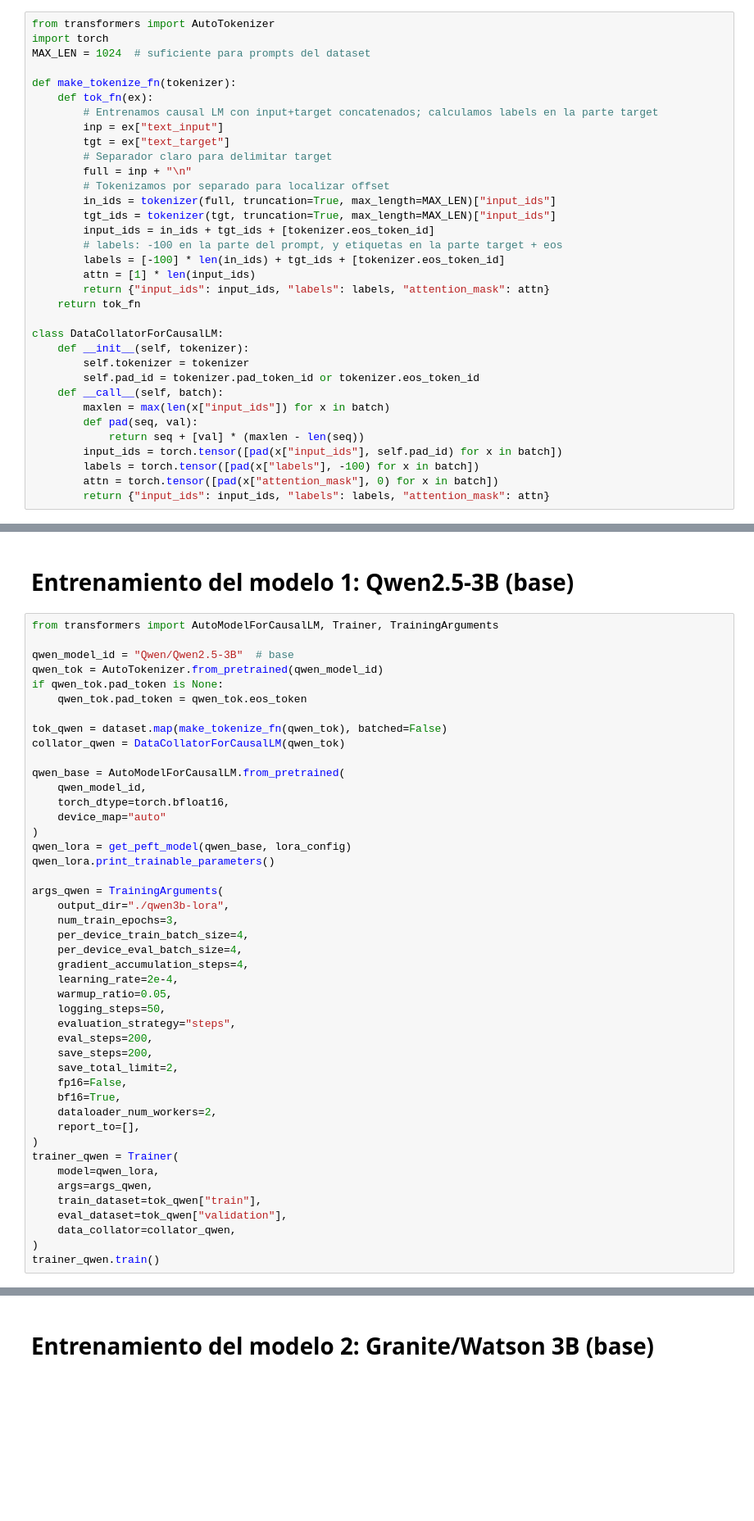
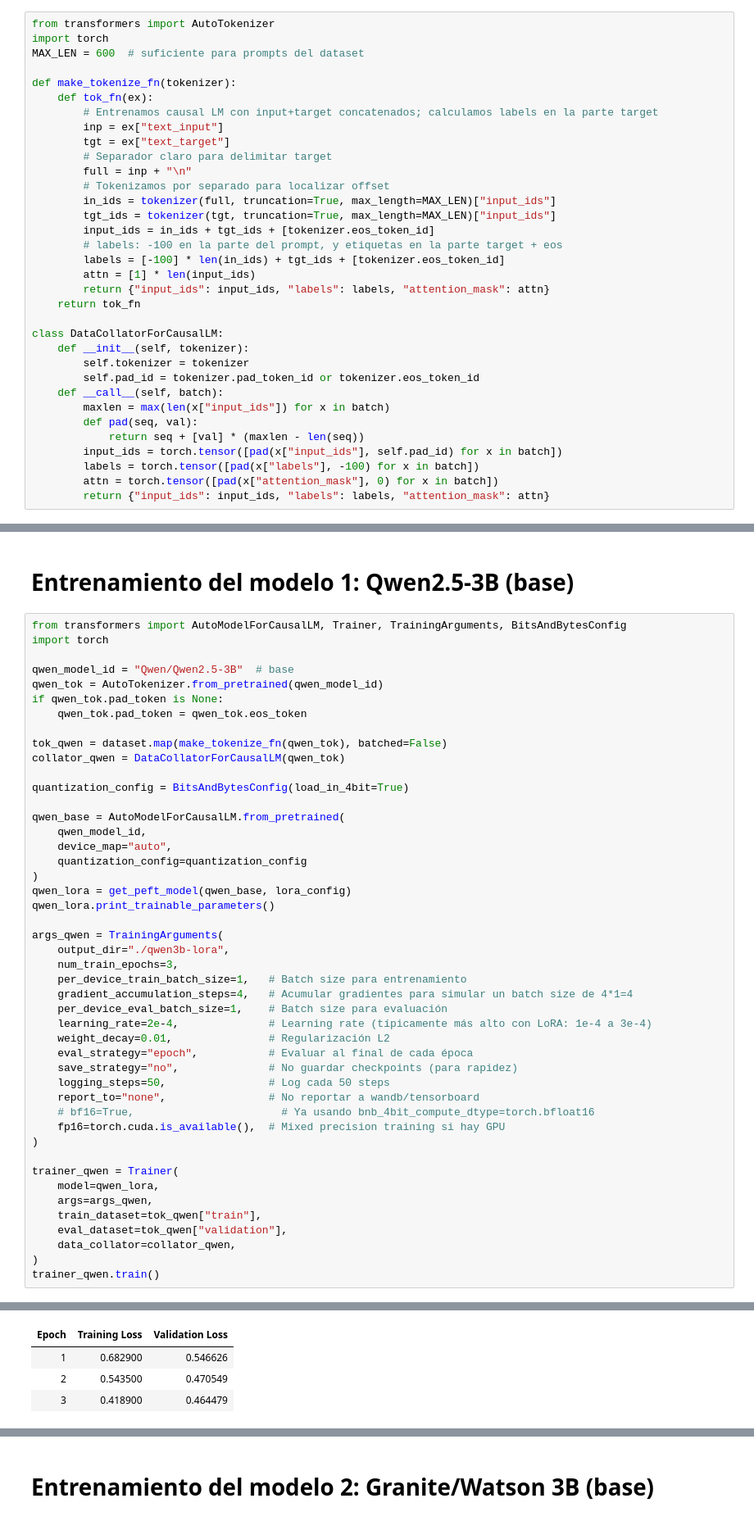
Before and after one commit to Alvarofp537/MG-LoRA-RAG, a Jupyter notebook: LoRA.ipynb, the cells around one changed output, grey strips where cells are left out. Shown at 82% size. Cells and saved outputs as stored; diff of their text form; blank space fills up the shorter version.

```diff
--- a/LoRA.ipynb
+++ b/LoRA.ipynb
@@ -33,7 +96,7 @@ len(dataset["train"]), len(dataset["validation"])
 # %%
 from transformers import AutoTokenizer
 import torch
-MAX_LEN = 1024  # suficiente para prompts del dataset
+MAX_LEN = 600  # suficiente para prompts del dataset
 
 def make_tokenize_fn(tokenizer):
     def tok_fn(ex):
@@ -80,7 +143,8 @@ lora_config = LoraConfig(
 # %% [markdown]
 # Entrenamiento del modelo 1: Qwen2.5-3B (base)
 # %%
-from transformers import AutoModelForCausalLM, Trainer, TrainingArguments
+from transformers import AutoModelForCausalLM, Trainer, TrainingArguments, BitsAndBytesConfig
+import torch
 
 qwen_model_id = "Qwen/Qwen2.5-3B"  # base
 qwen_tok = AutoTokenizer.from_pretrained(qwen_model_id)
@@ -90,10 +154,12 @@ if qwen_tok.pad_token is None:
 tok_qwen = dataset.map(make_tokenize_fn(qwen_tok), batched=False)
 collator_qwen = DataCollatorForCausalLM(qwen_tok)
 
+quantization_config = BitsAndBytesConfig(load_in_4bit=True)
+
 qwen_base = AutoModelForCausalLM.from_pretrained(
     qwen_model_id,
-    torch_dtype=torch.bfloat16,
-    device_map="auto"
+    device_map="auto",
+    quantization_config=quantization_config
 )
 qwen_lora = get_peft_model(qwen_base, lora_config)
 qwen_lora.print_trainable_parameters()
@@ -101,21 +167,19 @@ qwen_lora.print_trainable_parameters()
 args_qwen = TrainingArguments(
     output_dir="./qwen3b-lora",
     num_train_epochs=3,
-    per_device_train_batch_size=4,
-    per_device_eval_batch_size=4,
-    gradient_accumulation_steps=4,
-    learning_rate=2e-4,
-    warmup_ratio=0.05,
-    logging_steps=50,
-    evaluation_strategy="steps",
-    eval_steps=200,
-    save_steps=200,
-    save_total_limit=2,
-    fp16=False,
-    bf16=True,
-    dataloader_num_workers=2,
-    report_to=[],
+    per_device_train_batch_size=1,   # Batch size para entrenamiento
+    gradient_accumulation_steps=4,   # Acumular gradientes para simular un batch size de 4*1=4
+    per_device_eval_batch_size=1,    # Batch size para evaluación
+    learning_rate=2e-4,              # Learning rate (típicamente más alto con LoRA: 1e-4 a 3e-4)
+    weight_decay=0.01,               # Regularización L2
+    eval_strategy="epoch",           # Evaluar al final de cada época
+    save_strategy="no",              # No guardar checkpoints (para rapidez)
+    logging_steps=50,                # Log cada 50 steps
+    report_to="none",                # No reportar a wandb/tensorboard
+    # bf16=True,                       # Ya usando bnb_4bit_compute_dtype=torch.bfloat16
+    fp16=torch.cuda.is_available(),  # Mixed precision training si hay GPU
 )
+
 trainer_qwen = Trainer(
     model=qwen_lora,
     args=args_qwen,
@@ -124,3 +188,4 @@ trainer_qwen = Trainer(
     data_collator=collator_qwen,
 )
 trainer_qwen.train()
+# %% [output]
@@ -126,0 +197,4 @@ trainer_qwen.train()
+| Epoch | Training Loss | Validation Loss |
+| 1 | 0.682900 | 0.546626 |
+| 2 | 0.543500 | 0.470549 |
+| 3 | 0.418900 | 0.464479 |
```
Also changed, not shown: parts of 23 cells of this notebook.
